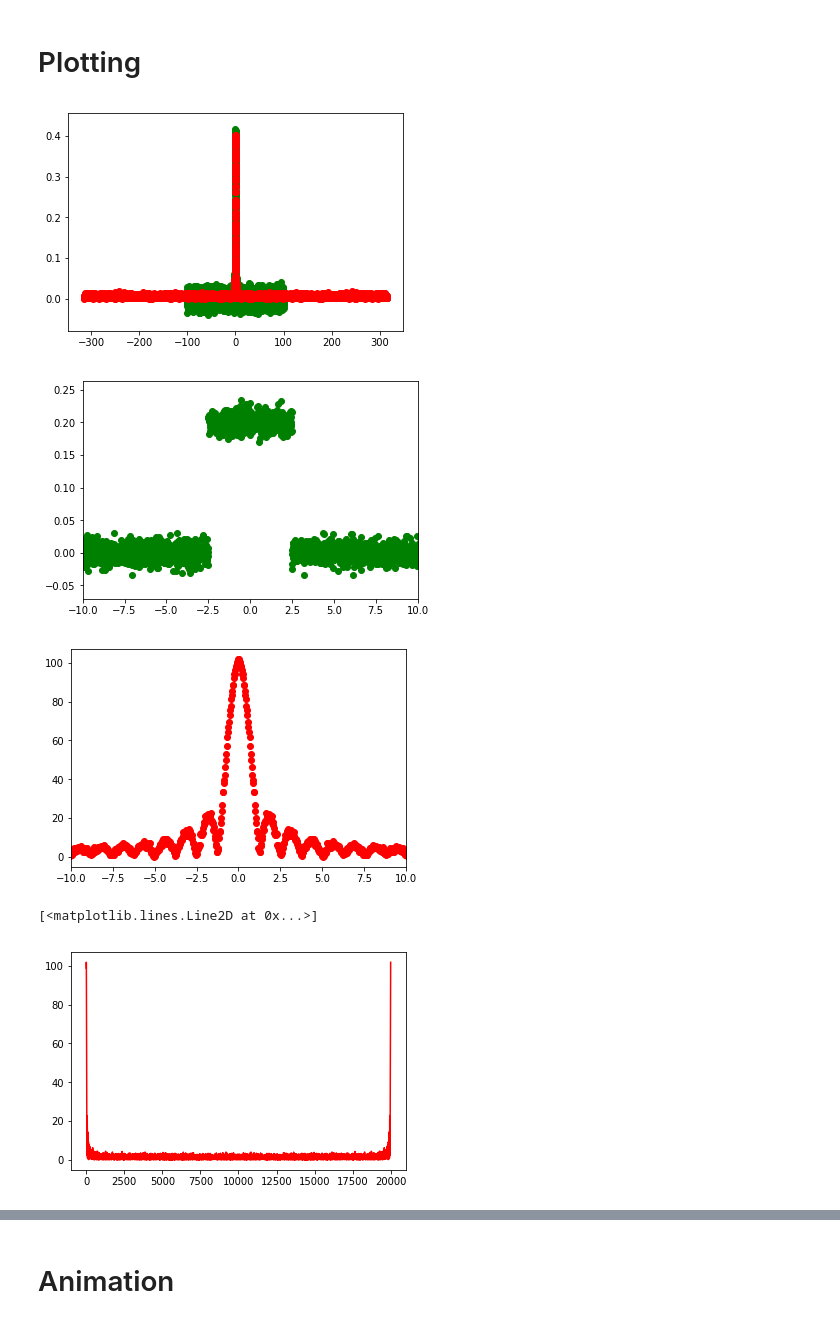
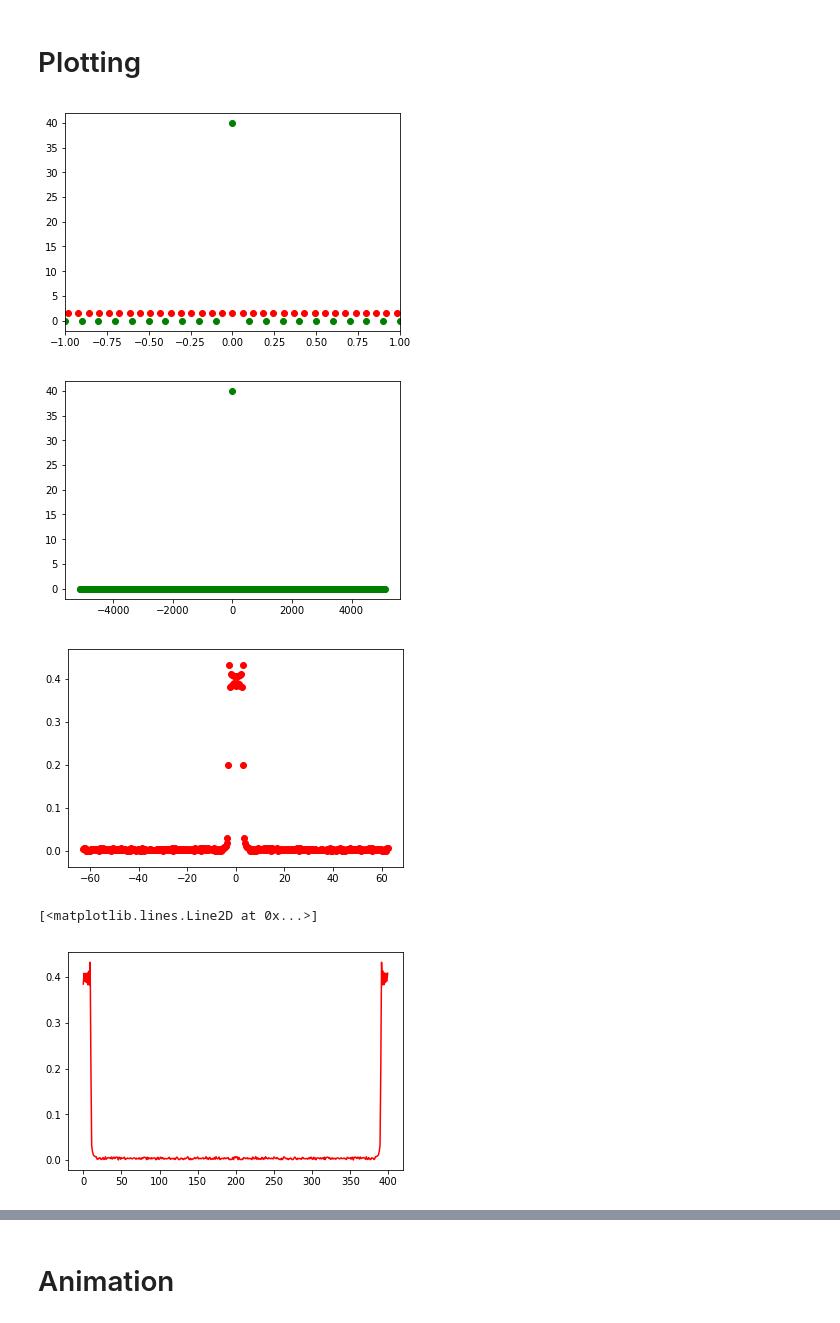
Before and after one commit to lukepolson/School, a Jupyter notebook: Phys 429A/Lab 1 Fourier Optics/Discrete to Contunous Fourier.ipynb, the cells around one changed output, grey strips where cells are left out. Cells and saved outputs as stored; diff of their text form; code cells hidden in the pictures.

```diff
--- a/Phys 429A/Lab 1 Fourier Optics/Discrete to Contunous Fourier.ipynb
+++ b/Phys 429A/Lab 1 Fourier Optics/Discrete to Contunous Fourier.ipynb
@@ -43,17 +43,18 @@ We now have an array $F$ which we can plot as a function of $w$. This would yiel
 # Plotting
 # %%
 #Discretize distance x
-x0=-100.
-dx = 0.01
+scl = 0.1
+x0=-512*scl
+dx = 1*scl
 x=np.arange(x0,-x0,dx)
 # %%
 def light_intensity(x, signal_gain = 1, noise_gain = 0.01):
-    signal = norm.pdf(x, 0, 1)
+    signal = norm.pdf(x/scl, 0, 0.01)
     noise = np.random.randn(x.size)
     return signal_gain * signal + noise_gain * noise
 
 def light_intensity2(x, signal_gain = 1, noise_gain = 0.01):
-    signal = np.array([0.2 if abs(d)<2.5 else 0 for d in x])
+    signal = np.array([0.2 if abs(d)<5 else 0 for d in x])
     noise = np.random.randn(x.size)
     return signal_gain * signal +noise_gain * noise
 
@@ -79,29 +81,29 @@ w, g = get_fourier(x, f)
 plt.scatter(x,f,color='g')
 plt.scatter(w,np.abs(g),color="r")
 
-#plt.gca().set_xlim(-10,10)
+plt.gca().set_xlim(-10*scl,10*scl)
 plt.show()
 # %% [output]
-[figure, old version]
+[figure, new version]
 # %%
 plt.scatter(x,f,color='g')
 
-plt.gca().set_xlim(-10,10)
+#plt.gca().set_xlim(-10,10)
 plt.show()
 # %% [output]
-[figure, old version]
+[figure, new version]
 # %%
 plt.scatter(w,np.abs(g),color="r")
 
-plt.gca().set_xlim(-10,10)
+#plt.gca().set_xlim(-10,10)
 plt.show()
 # %% [output]
-[figure, old version]
+[figure, new version]
 # %%
 plt.plot(np.abs(g),color="r")
 # %% [output]
 [<matplotlib.lines.Line2D at 0x...>]
-[figure, old version]
+[figure, new version]
 # %%
 w
 # %% [output]
```
Also changed, not shown: parts of 3 cells of this notebook, 3 other files.
